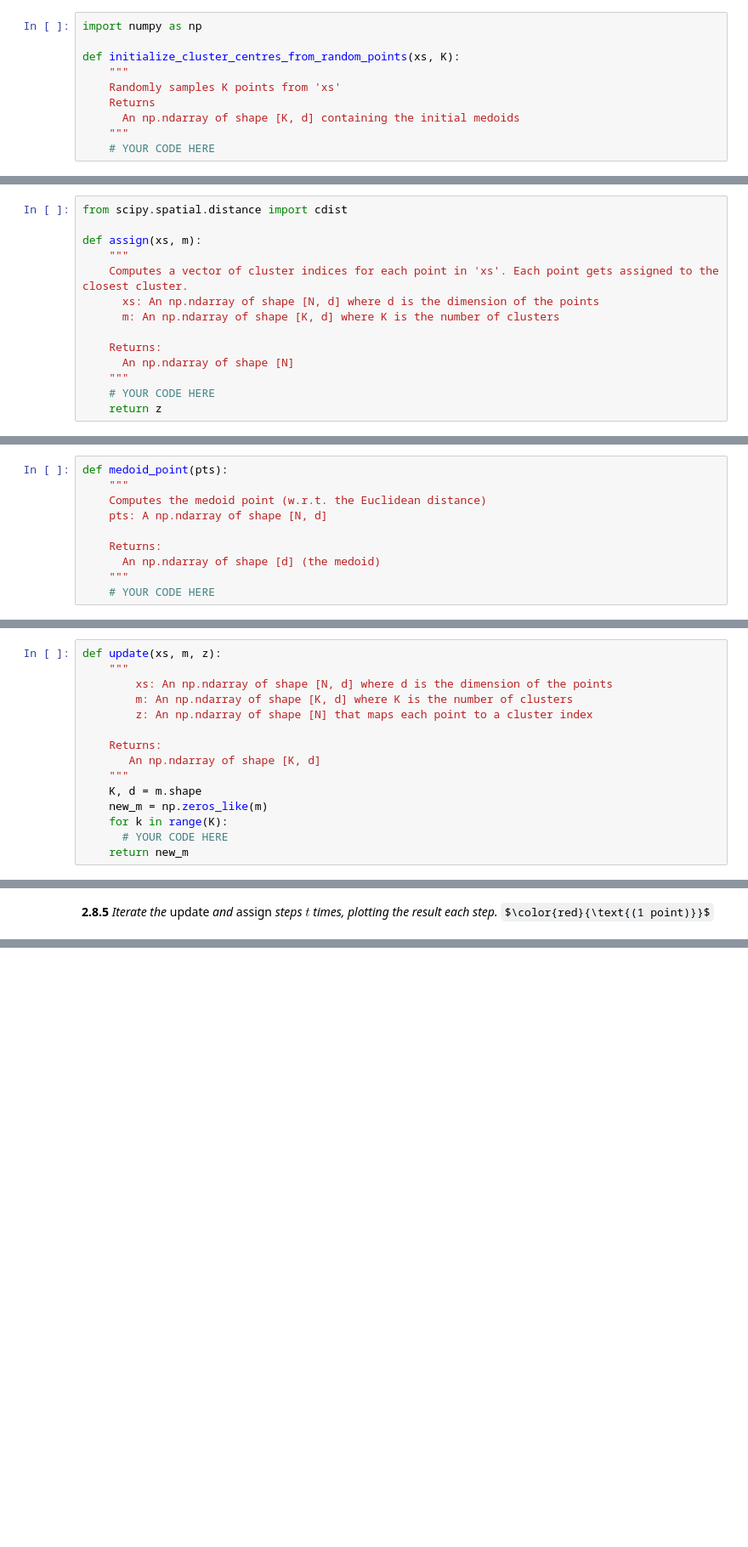
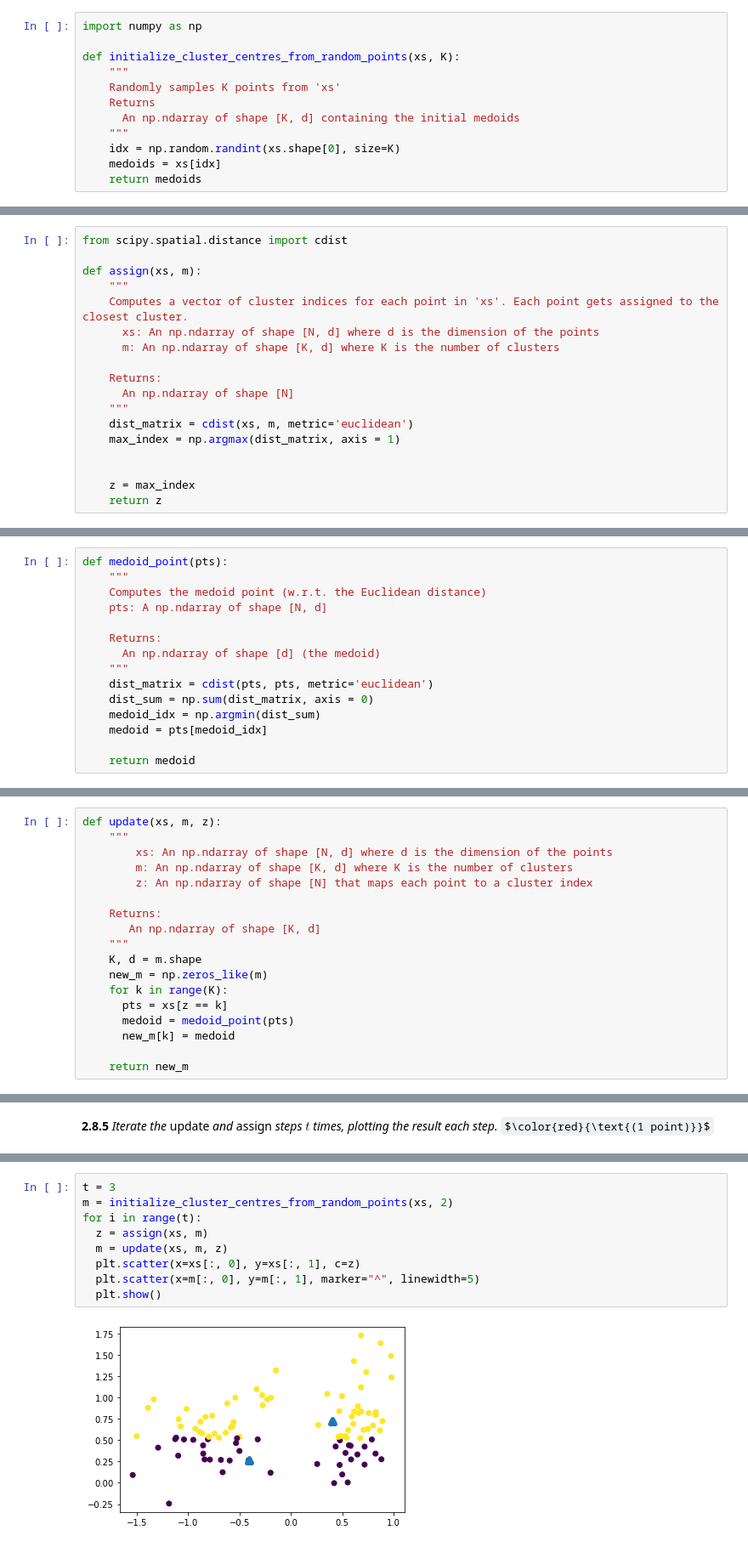
Before and after one commit to rafaelweinert/DD1420_ML_Excercises, a Jupyter notebook: DD1420_HT23_Ex2_STUDENT_VERSION_v3.ipynb, the cells around one changed output, grey strips where cells are left out. Shown at 85% size. Saved outputs shown, nothing was run; the diff lists cells and outputs as text; some formulas as TeX source; blank space fills up the shorter version.

````diff
--- a/DD1420_HT23_Ex2_STUDENT_VERSION_v3.ipynb
+++ b/DD1420_HT23_Ex2_STUDENT_VERSION_v3.ipynb
@@ -912,7 +977,9 @@ def initialize_cluster_centres_from_random_points(xs, K):
     Returns
       An np.ndarray of shape [K, d] containing the initial medoids
     """
-    # YOUR CODE HERE
+    idx = np.random.randint(xs.shape[0], size=K)
+    medoids = xs[idx]
+    return medoids
 # %% [markdown]
 **2.8.2** *Program the function to assign a label corresponding to one the $z_i \in \{1,\ldots,K\}$ clusters to each datapoint* $x_i$ ```closest_cluster(xs, m)```. $\color{red}{\text{(1 point)}}$
 # %%
@@ -927,7 +994,11 @@ def assign(xs, m):
     Returns:
       An np.ndarray of shape [N]
     """
-    # YOUR CODE HERE
+    dist_matrix = cdist(xs, m, metric='euclidean')
+    max_index = np.argmax(dist_matrix, axis = 1)
+
+
+    z = max_index
     return z
 # %% [markdown]
 **2.8.3** *Program a function  ```medoid_point(pts)``` to returm the medoid $m_k$ of a given set of points* $S_k$. $\color{red}{\text{(1 point)}}$
@@ -940,7 +1011,12 @@ def medoid_point(pts):
     Returns:
       An np.ndarray of shape [d] (the medoid)
     """
-    # YOUR CODE HERE
+    dist_matrix = cdist(pts, pts, metric='euclidean')
+    dist_sum = np.sum(dist_matrix, axis = 0)
+    medoid_idx = np.argmin(dist_sum)
+    medoid = pts[medoid_idx]
+
+    return medoid
 # %% [markdown]
 **2.8.4** *Program a function  ```update(xs, m, z)``` that assigns new medoids that minimize the distance to members in each cluster.* $\color{red}{\text{(1 point)}}$
 # %%
@@ -956,7 +1032,10 @@ def update(xs, m, z):
     K, d = m.shape
     new_m = np.zeros_like(m)
     for k in range(K):
-      # YOUR CODE HERE
+      pts = xs[z == k]
+      medoid = medoid_point(pts)
+      new_m[k] = medoid
+
     return new_m
 # %% [markdown]
 Now, let's apply the functions on our favorite dataset. First, plot the unassigned points.
@@ -987,0 +1070,11 @@ for i in range(t):
+# %%
+t = 3
+m = initialize_cluster_centres_from_random_points(xs, 2)
+for i in range(t):
+  z = assign(xs, m)
+  m = update(xs, m, z)
+  plt.scatter(x=xs[:, 0], y=xs[:, 1], c=z)
+  plt.scatter(x=m[:, 0], y=m[:, 1], marker="^", linewidth=5)
+  plt.show()
+# %% [output]
+[figure, added]
````
Also changed, not shown: parts of 23 cells of this notebook.
